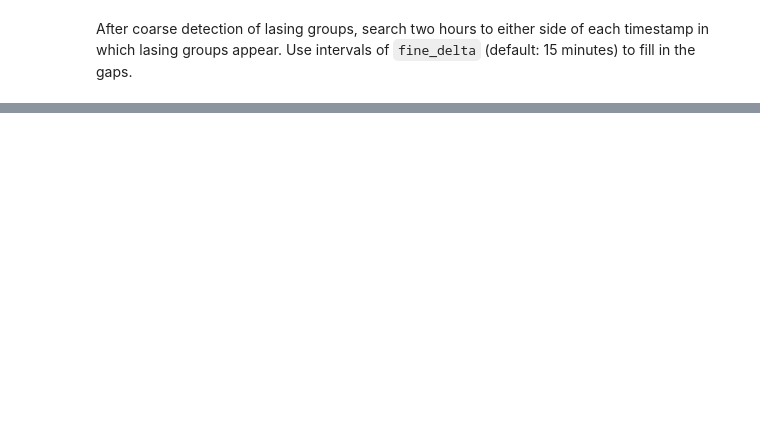
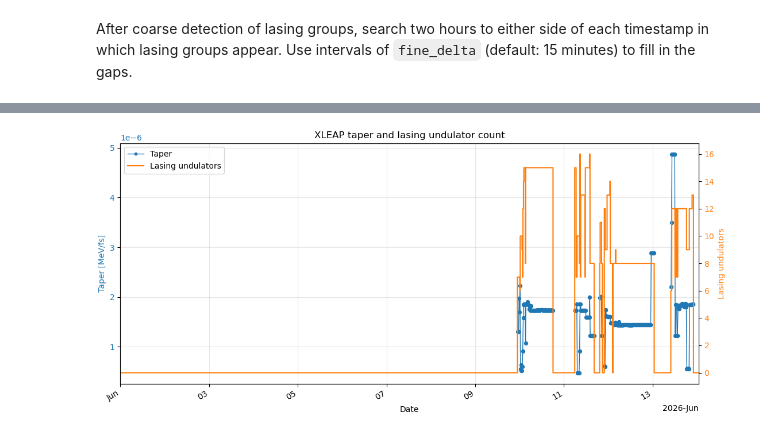
Before and after one commit to aaronzr/xleap, a Jupyter notebook: XLEAP_Detector.ipynb, the cells around one changed output, grey strips where cells are left out. Cells and saved outputs as stored; diff of their text form; code cells hidden in the pictures; blank space fills up the shorter version.

Commit message:
draft taper finished

```diff
--- a/XLEAP_Detector.ipynb
+++ b/XLEAP_Detector.ipynb
@@ -521,15 +535,15 @@ T_u = L_u / c # Undulator period in seconds
 
 # isolate the first lasing group (= contiguous GROUP of undulators with dK > threshold) for each time
 for time, undulator_values in fine_lasing_groups.iterrows():
-    lasing_undulators = undulator_values.index[undulator_values.notna()]
-    if len(lasing_undulators) == 0:
+    lasing_mask = undulator_values.notna()
+    if not lasing_mask.any():
         continue
-    first_group_start = lasing_undulators[0]
-    first_group_end = first_group_start
-    for und in lasing_undulators[1:]:
-        if und == first_group_end + 1:
-            first_group_end = und
-        else:
-            break
+
+    group_ids = lasing_mask.ne(lasing_mask.shift(fill_value=False)).cumsum()
+    first_group_id = group_ids[lasing_mask].iloc[0]
+    first_group_undulators = undulator_values.index[lasing_mask & (group_ids == first_group_id)]
+    first_group_start = first_group_undulators[0]
+    first_group_end = first_group_undulators[-1]
+
     print(f'Time: {time}, First lasing group: Undulators {first_group_start} to {first_group_end}')
 # %% [output]
@@ -547,0 +776,62 @@ Using the above, we declare a function that takes in a start and end time and re
+# %%
+get_ipython().run_line_magic('matplotlib', 'widget')
+
+import matplotlib.pyplot as plt
+import matplotlib.dates as mdates
+
+xleap_data = get_xleap_data(start, end)
+xleap_df = pd.DataFrame(xleap_data).set_index('datetime').sort_index()
+
+fig, taper_ax = plt.subplots(figsize=(11, 5), constrained_layout=True)
+und_ax = taper_ax.twinx()
+
+xleap_mask = xleap_df['xleap_on']
+taper_ax.plot(
+    xleap_df.index,
+    xleap_df['taper'],
+    marker='o',
+    markersize=3,
+    linewidth=1,
+    color='tab:blue',
+    label='Taper',
+)
+und_ax.step(
+    xleap_df.index,
+    xleap_df['n_und'],
+    where='mid',
+    linewidth=1.5,
+    color='tab:orange',
+    label='Lasing undulators',
+)
+
+if xleap_mask.any():
+    taper_ax.scatter(
+        xleap_df.index[xleap_mask],
+        xleap_df.loc[xleap_mask, 'taper'],
+        s=18,
+        color='tab:blue',
+        zorder=3,
+    )
+
+taper_ax.set_xlim(xleap_df.index.min(), xleap_df.index.max())
+
+taper_ax.set_title('XLEAP taper and lasing undulator count')
+taper_ax.set_xlabel('Date')
+taper_ax.set_ylabel('Taper [MeV/fs]', color='tab:blue')
+und_ax.set_ylabel('Lasing undulators', color='tab:orange')
+taper_ax.tick_params(axis='y', labelcolor='tab:blue')
+und_ax.tick_params(axis='y', labelcolor='tab:orange')
+taper_ax.grid(True, alpha=0.3)
+
+locator = mdates.AutoDateLocator()
+taper_ax.xaxis.set_major_locator(locator)
+taper_ax.xaxis.set_major_formatter(mdates.ConciseDateFormatter(locator))
+
+lines = taper_ax.get_lines() + und_ax.get_lines()
+labels = [line.get_label() for line in lines]
+taper_ax.legend(lines, labels, loc='upper left')
+
+fig.autofmt_xdate()
+plt.show()
+# %% [output]
+[figure, added]
```
Also changed, not shown: parts of 22 cells of this notebook, 7 other files.
